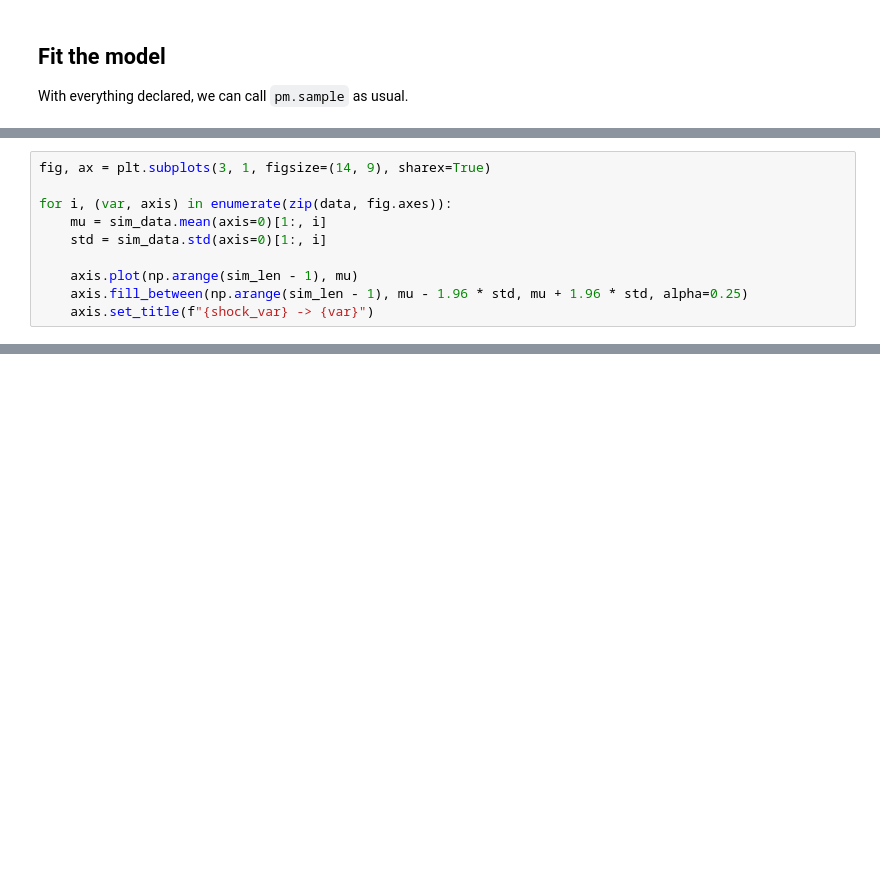
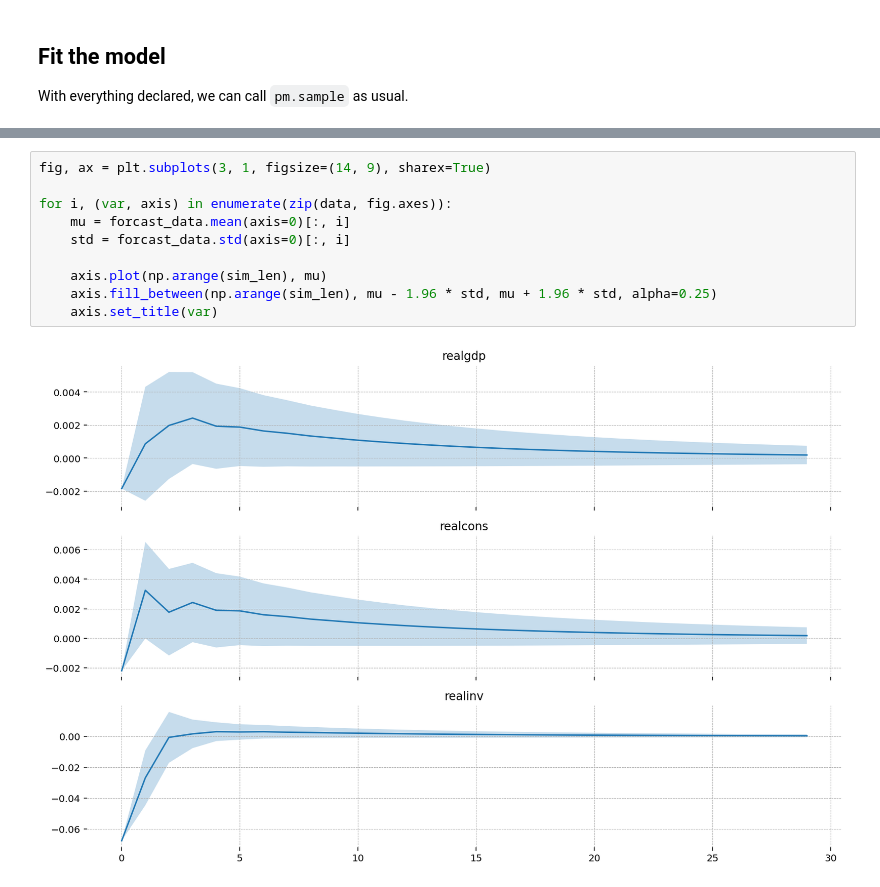
Before and after one commit to jessegrabowski/pymc_statespace, a Jupyter notebook: examples/VARMAX Example.ipynb, the cells around one changed output, grey strips where cells are left out. Drawn from its saved outputs; the diff is of its cells as text; blank space fills up the shorter version.

```diff
--- a/examples/VARMAX Example.ipynb
+++ b/examples/VARMAX Example.ipynb
@@ -342,10 +268,0 @@ for t in range(1, sim_len):
-# %%
-fig, ax = plt.subplots(3, 1, figsize=(14, 9), sharex=True)
-
-for i, (var, axis) in enumerate(zip(data, fig.axes)):
-    mu = sim_data.mean(axis=0)[1:, i]
-    std = sim_data.std(axis=0)[1:, i]
-
-    axis.plot(np.arange(sim_len - 1), mu)
-    axis.fill_between(np.arange(sim_len - 1), mu - 1.96 * std, mu + 1.96 * std, alpha=0.25)
-    axis.set_title(f"{shock_var} -> {var}")
@@ -384,0 +372,12 @@ for i, (var, axis) in enumerate(zip(data, fig.axes)):
+# %%
+fig, ax = plt.subplots(3, 1, figsize=(14, 9), sharex=True)
+
+for i, (var, axis) in enumerate(zip(data, fig.axes)):
+    mu = forcast_data.mean(axis=0)[:, i]
+    std = forcast_data.std(axis=0)[:, i]
+
+    axis.plot(np.arange(sim_len), mu)
+    axis.fill_between(np.arange(sim_len), mu - 1.96 * std, mu + 1.96 * std, alpha=0.25)
+    axis.set_title(var)
+# %% [output]
+[figure, added]
```
Also changed, not shown: parts of 24 cells of this notebook.
